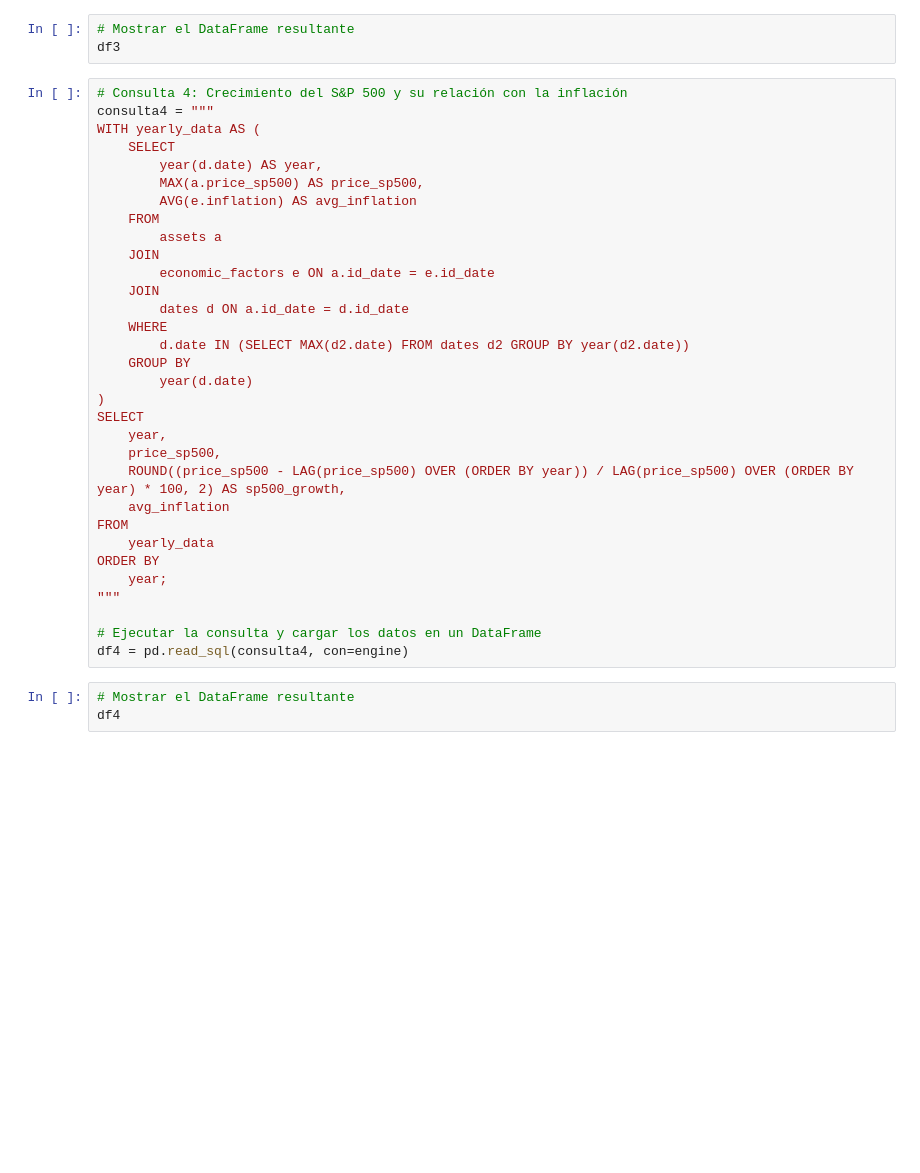
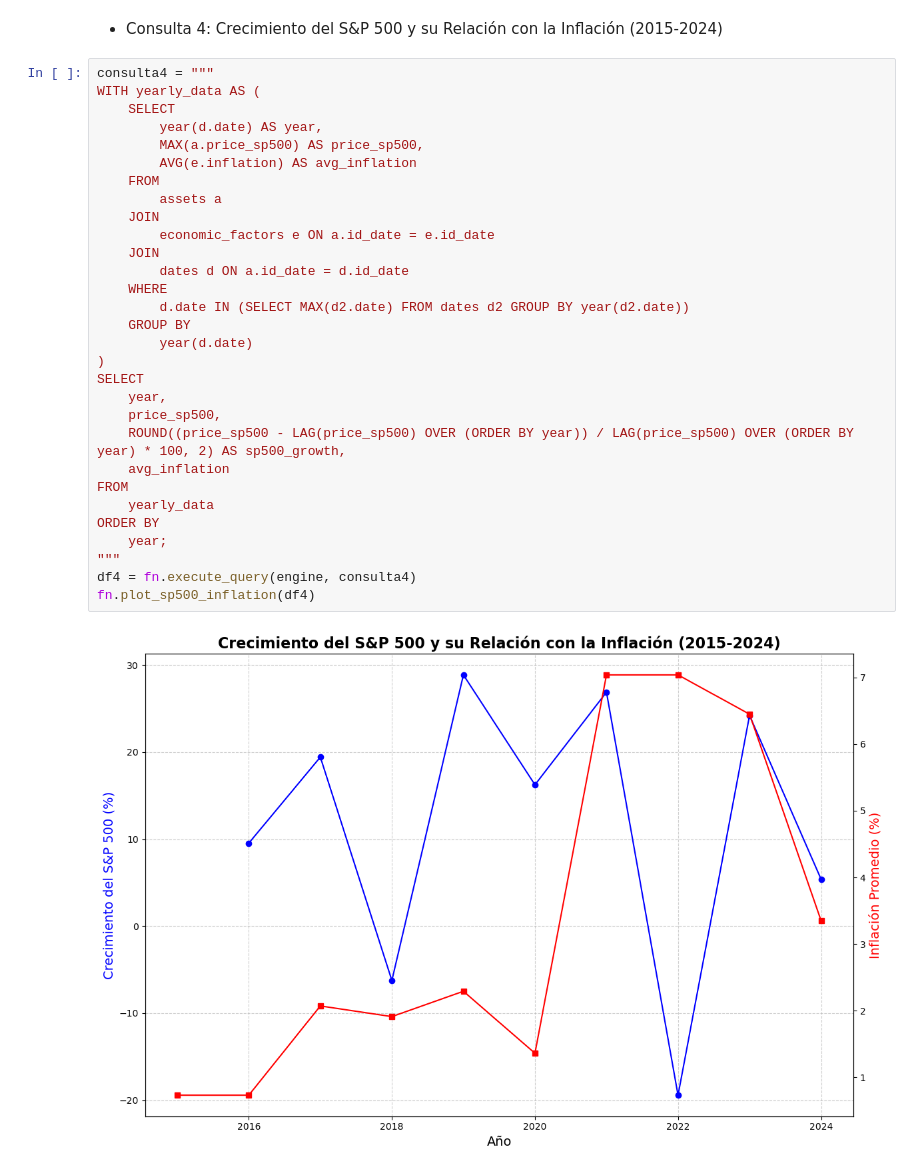
Before and after one commit to adrianlardies/from-data-to-insight, a Jupyter notebook: main.ipynb, the cells around one changed output. Saved outputs shown, nothing was run; the diff lists cells and outputs as text; blank space fills up the shorter version.

```diff
--- a/main.ipynb
+++ b/main.ipynb
@@ -163,38 +147,34 @@ df3 = pd.read_sql(consulta3, con=engine)
-# %%
-# Mostrar el DataFrame resultante
-df3
+# %% [markdown]
+- Consulta 4: Crecimiento del S&P 500 y su Relación con la Inflación (2015-2024)
 # %%
-# Consulta 4: Crecimiento del S&P 500 y su relación con la inflación
 consulta4 = """
 WITH yearly_data AS (
     SELECT
         year(d.date) AS year,
         MAX(a.price_sp500) AS price_sp500,
         AVG(e.inflation) AS avg_inflation
     FROM
         assets a
     JOIN
         economic_factors e ON a.id_date = e.id_date
     JOIN
         dates d ON a.id_date = d.id_date
     WHERE
         d.date IN (SELECT MAX(d2.date) FROM dates d2 GROUP BY year(d2.date))
     GROUP BY
         year(d.date)
 )
 SELECT
     year,
     price_sp500,
     ROUND((price_sp500 - LAG(price_sp500) OVER (ORDER BY year)) / LAG(price_sp500) OVER (ORDER BY year) * 100, 2) AS sp500_growth,
     avg_inflation
 FROM
     yearly_data
 ORDER BY
     year;
 """
-
-# Ejecutar la consulta y cargar los datos en un DataFrame
-df4 = pd.read_sql(consulta4, con=engine)
+df4 = fn.execute_query(engine, consulta4)
+fn.plot_sp500_inflation(df4)
+# %% [output]
+[figure, added]
-# %%
-# Mostrar el DataFrame resultante
-df4
```
Also changed, not shown: parts of 34 cells of this notebook.
